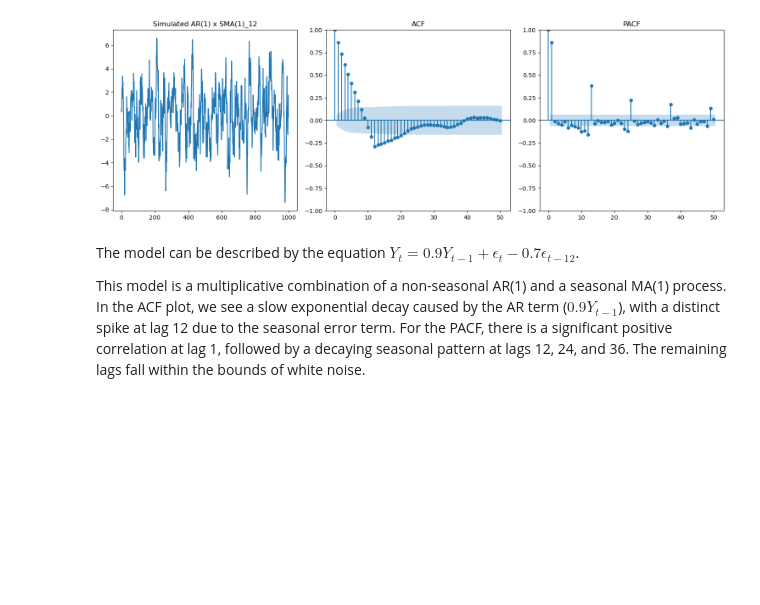
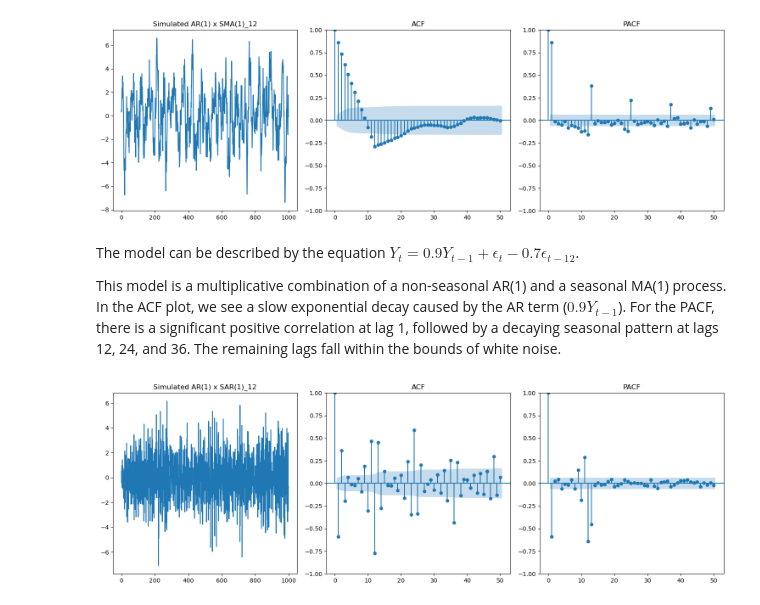
Before and after one commit to Harborg1/Time-Series-Analysis, a Jupyter notebook: Assignment 2/assignment_2.ipynb, the cells around one changed output. Drawn from its saved outputs; the diff is of its cells as text; code cells hidden in the pictures; blank space fills up the shorter version.

```diff
--- a/Assignment 2/assignment_2.ipynb
+++ b/Assignment 2/assignment_2.ipynb
@@ -111,4 +107,33 @@ plt.show()
 # %% [markdown]
 The model can be described by the equation $Y_t = 0.9Y_{t-1} + \epsilon_t - 0.7\epsilon_{t-12}$.
 
-This model is a multiplicative combination of a non-seasonal AR(1) and a seasonal MA(1) process. In the ACF plot, we see a slow exponential decay caused by the AR term ($0.9Y_{t-1}$), with a distinct spike at lag 12 due to the seasonal error term. For the PACF, there is a significant positive correlation at lag 1, followed by a decaying seasonal pattern at lags 12, 24, and 36. The remaining lags fall within the bounds of white noise.
+This model is a multiplicative combination of a non-seasonal AR(1) and a seasonal MA(1) process. In the ACF plot, we see a slow exponential decay caused by the AR term ($0.9Y_{t-1}$). For the PACF, there is a significant positive correlation at lag 1, followed by a decaying seasonal pattern at lags 12, 24, and 36. The remaining lags fall within the bounds of white noise.
+# %%
+# Model 2.4: (1,0,0) x (1,0,0)_12
+phi_1 = -0.6
+Phi_1 = -0.8
+
+# Expanded AR polynomial: [1, 0.6, 0, ..., 0.8, 0.48]
+# Note: Signs in the 'ar' array match the operator form (1 + 0.6B + 0.8B^12 + 0.48B^13)
+ar = np.zeros(14)
+ar[0] = 1
+ar[1] = -phi_1          # +0.6
+ar[12] = -Phi_1         # +0.8
+ar[13] = phi_1 * Phi_1  # +0.48
+
+ma = np.array([1])
+
+# Simulate
+np.random.seed(42)
+y24 = arma_generate_sample(ar, ma, nsample=1000)
+
+# Plotting
+fig, axes = plt.subplots(1, 3, figsize=(15, 5))
+axes[0].plot(y24)
+axes[0].set_title("Simulated AR(1) x SAR(1)_12")
+plot_acf(y24, lags=50, ax=axes[1], title="ACF")
+plot_pacf(y24, lags=50, ax=axes[2], title="PACF")
+plt.tight_layout()
+plt.show()
+# %% [output]
+[figure, added]
```
Also changed, not shown: parts of 2 cells of this notebook.
